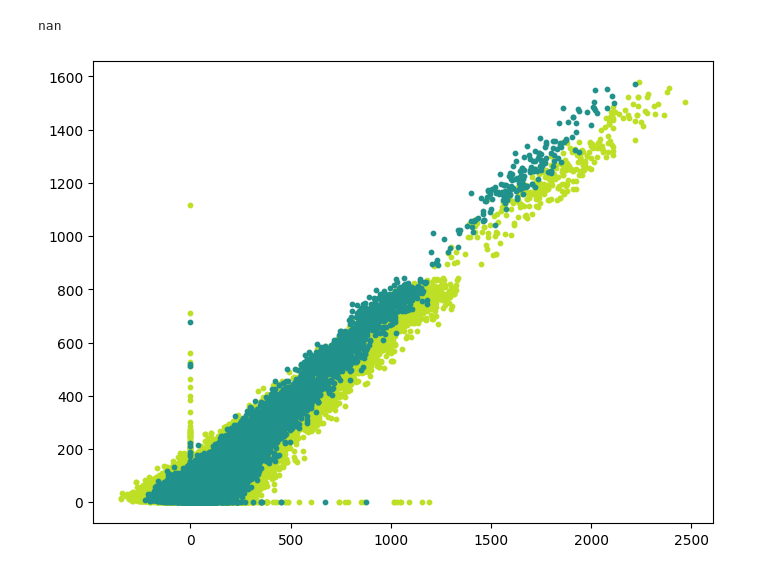
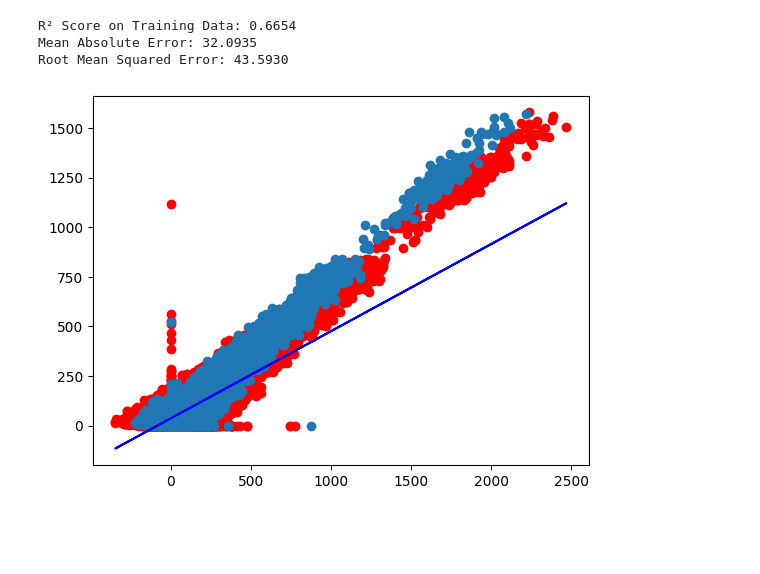
Before and after one commit to MANAS-AI-TaskPhase-25-26/Pranay_Singh_V, a Jupyter notebook: task2.1.ipynb, the cells around one changed output. Cells and saved outputs as stored; diff of their text form; code cells hidden in the pictures; blank space fills up the shorter version.

Commit message:
Remove custom LinearRegression class and update notebook
Deleted the LinearRegression.py file and refactored task2.1.ipynb to implement linear regression directly using NumPy matrix operations.

```diff
--- a/task2.1.ipynb
+++ b/task2.1.ipynb
@@ -1,28 +1,50 @@
 # %%
+import pandas as pd
 import numpy as np
-import matplotlib.pyplot as plt
-import pandas as pd
-from LinearRegression import LinearRegression
+from matplotlib import pyplot as plt
 
 
 train = pd.read_csv('train.csv')
 test = pd.read_csv('test.csv')
-regr = LinearRegression()
 
-regr.fit(train["open"],train["close"])
-predictions = regr.predict(test["open"])
+train = train.dropna()
+test = test.dropna()
 
-def mse(pred, test):
-    return np.mean((test - pred)**2)
-mse=mse(predictions, test["close"])
-print(mse)
-y_pred_line = regr.predict(train["open"])
-cmap = plt.get_cmap('viridis')
-fig = plt.figure(figsize=(8,6))
-m1 = plt.scatter(train["open"], train["close"], color=cmap(0.9), s=10)
-m2 = plt.scatter(test["open"], test["close"], color=cmap(0.5), s=10)
-plt.plot(train["open"], y_pred_line, color='black', linewidth=5, label='Prediction')
+X_train = train['open'].values
+y_train = train['close'].values
+X_test = test['open'].values
+
+#Add bias column (for intercept)
+X_train = np.c_[np.ones(X_train.shape[0]), X_train]
+X_test = np.c_[np.ones(X_test.shape[0]), X_test]
+
+#Compute weights using matrix method
+# w = (X^T X)^(-1) X^T y
+w = np.linalg.inv(X_train.T.dot(X_train)).dot(X_train.T).dot(y_train)
+
+
+y_pred_train = X_train.dot(w)
+
+#Compute accuracy metrics manually
+ss_res = np.sum((y_train - y_pred_train)**2)
+ss_tot = np.sum((y_train - np.mean(y_train))**2)
+r2_score = 1 - (ss_res / ss_tot)
+
+mae = np.mean(np.abs(y_train - y_pred_train))
+rmse = np.sqrt(np.mean((y_train - y_pred_train)**2))
+
+print(f"R² Score on Training Data: {r2_score:.4f}")
+print(f"Mean Absolute Error: {mae:.4f}")
+print(f"Root Mean Squared Error: {rmse:.4f}")
+
+predicted_close = X_test.dot(w)
+test['Predicted_Close'] = predicted_close
+plt.scatter(train['open'], train['close'],color='red')
+plt.scatter(test['open'], test['close'])
+plt.plot(train['open'], y_pred_train,color='blue')
 plt.show()
 # %% [output]
-nan
+R² Score on Training Data: 0.6654
+Mean Absolute Error: 32.0935
+Root Mean Squared Error: 43.5930
-[figure, old version]
+[figure, new version]
```
Also changed, not shown: parts of 1 cell of this notebook, 1 other file.
